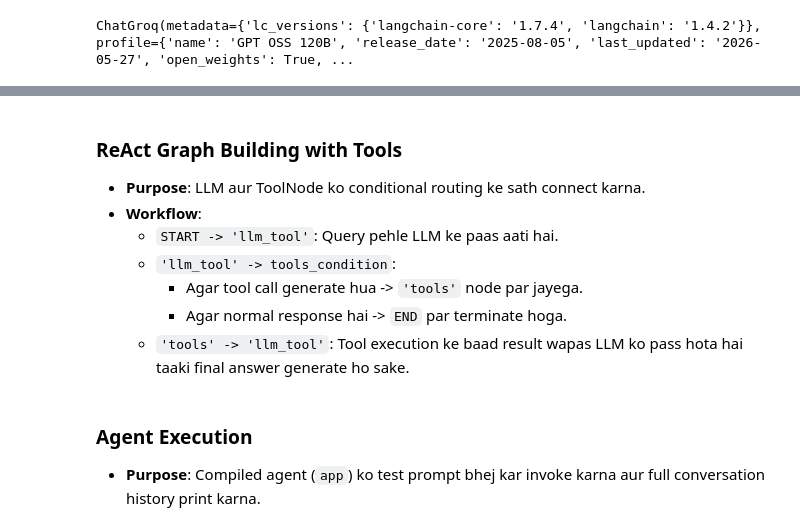
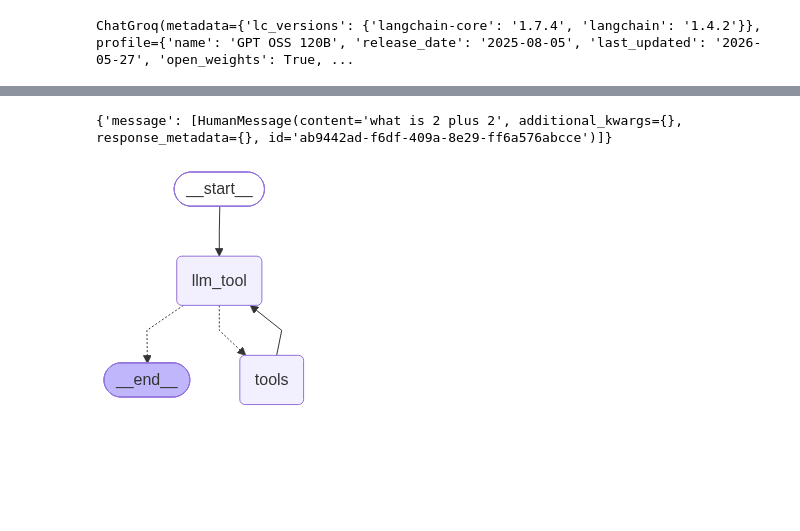
Before and after one commit to MohitPayasi/generative-ai-and-agents, a Jupyter notebook: langchain_langgraph/section_11/chain_with_langgraph.ipynb, the cells around one changed output, grey strips where cells are left out. Drawn from its saved outputs; the diff is of its cells as text; code cells hidden in the pictures; blank space fills up the shorter version.

```diff
--- a/langchain_langgraph/section_11/chain_with_langgraph.ipynb
+++ b/langchain_langgraph/section_11/chain_with_langgraph.ipynb
@@ -170,9 +159,8 @@ tool = [add]
-# %% [markdown]
-### ReAct Graph Building with Tools
-- **Purpose**: LLM aur ToolNode ko conditional routing ke sath connect karna.
-- **Workflow**:
-  - `START -> 'llm_tool'`: Query pehle LLM ke paas aati hai.
-  - `'llm_tool' -> tools_condition`:
-    - Agar tool call generate hua -> `'tools'` node par jayega.
-    - Agar normal response hai -> `END` par terminate hoga.
-  - `'tools' -> 'llm_tool'`: Tool execution ke baad result wapas LLM ko pass hota hai taaki final answer generate ho sake.
+# %%
+graph.compile().invoke({'message':'what is 2 plus 2'})
+# %% [output]
+{'message': [HumanMessage(content='what is 2 plus 2', additional_kwargs={}, response_metadata={}, id='ab9442ad-f6df-409a-8e29-ff6a576abcce')]}
+# %%
+from langgraph.prebuilt import tool_node, tools_condition,ToolNode
+class State(TypedDict):
+    messages: Annotated[list[AnyMessage], add_messages]
@@ -195,7 +189,8 @@ graph.add_edge('tools', 'llm_tool')
 app = graph.compile()
-# %% [markdown]
-### Agent Execution
-- **Purpose**: Compiled agent (`app`) ko test prompt bhej kar invoke karna aur full conversation history print karna.
+# %%
+graph.compile()
+# %% [output]
+[figure, added]
 # %%
 response = app.invoke({"messages": [HumanMessage(content="what is 2 plus 2", name="mohit")]})
 
```
Also changed, not shown: parts of 17 cells of this notebook, 1 other file.
